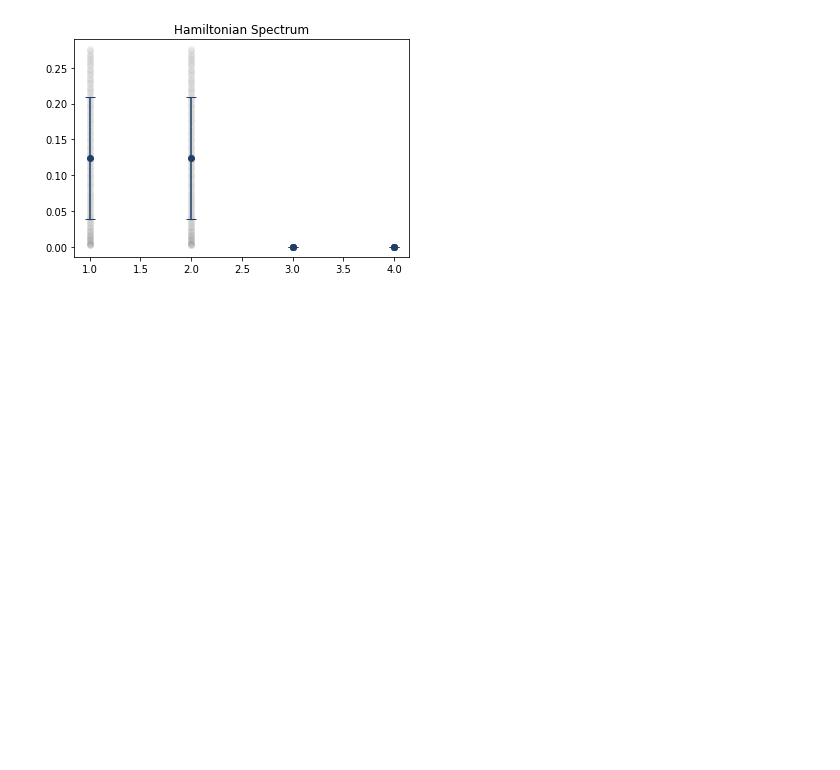
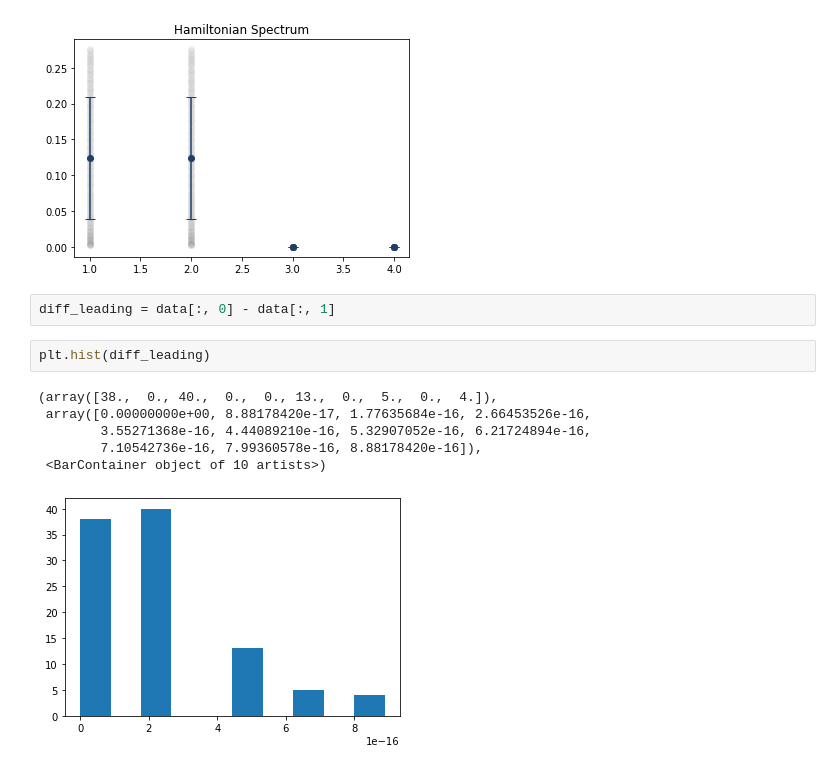
Before and after one commit to vinulw/qdmt, a Jupyter notebook: notebooks/Plotting Singular Values evolved density matrix.ipynb, the cells around one changed output. Drawn from its saved outputs; the diff is of its cells as text; blank space fills up the shorter version.

```diff
--- a/notebooks/Plotting Singular Values evolved density matrix.ipynb
+++ b/notebooks/Plotting Singular Values evolved density matrix.ipynb
@@ -81,3 +103,14 @@ plt.errorbar(x, avgs, yerr=stds, capsize=5.0, marker='o', ls='None', c='#1f3f6a'
 plt.show()
 # %% [output]
 [figure]
+# %%
+diff_leading = data[:, 0] - data[:, 1]
+# %%
+plt.hist(diff_leading)
+# %% [output]
+(array([38.,  0., 40.,  0.,  0., 13.,  0.,  5.,  0.,  4.]),
+ array([0.00000000e+00, 8.88178420e-17, 1.77635684e-16, 2.66453526e-16,
+        3.55271368e-16, 4.44089210e-16, 5.32907052e-16, 6.21724894e-16,
+        7.10542736e-16, 7.99360578e-16, 8.88178420e-16]),
+ <BarContainer object of 10 artists>)
+[figure, added]
```
Also changed, not shown: parts of 4 cells of this notebook, 6 other files.
